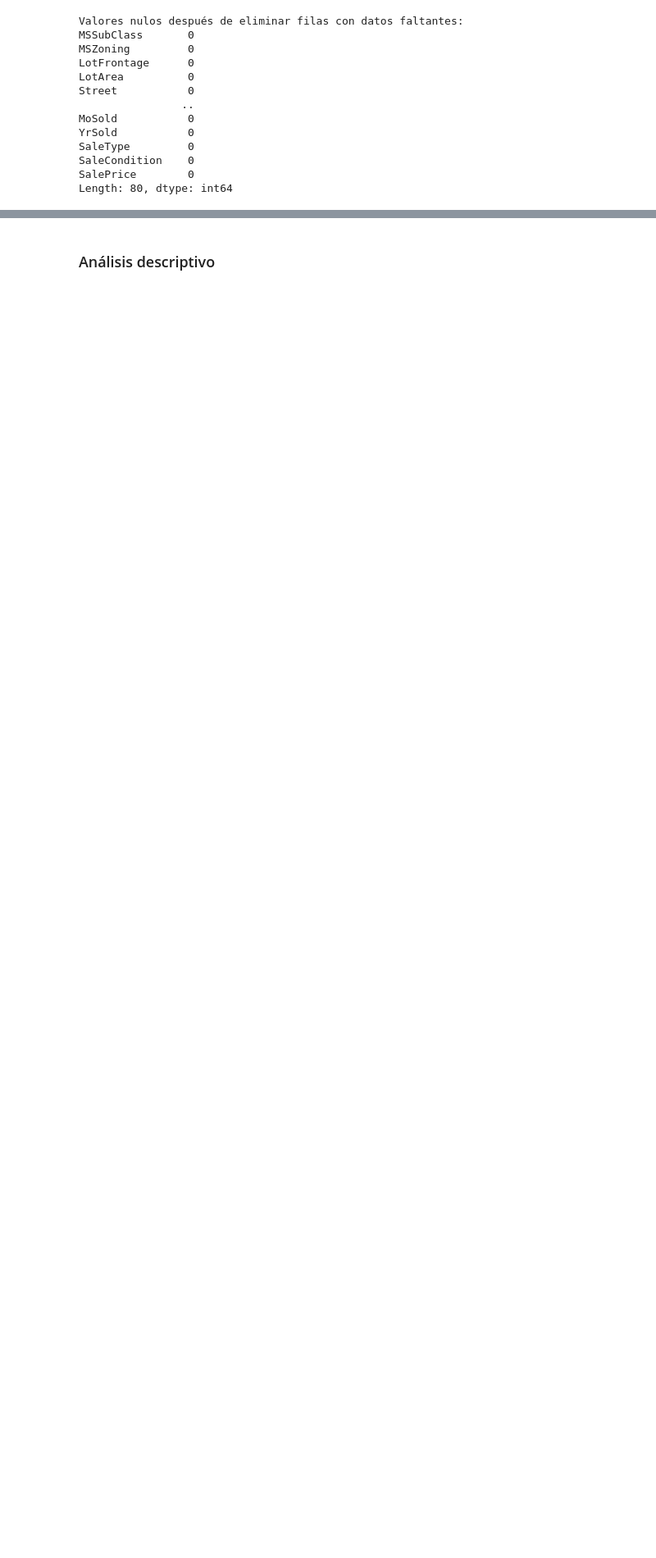
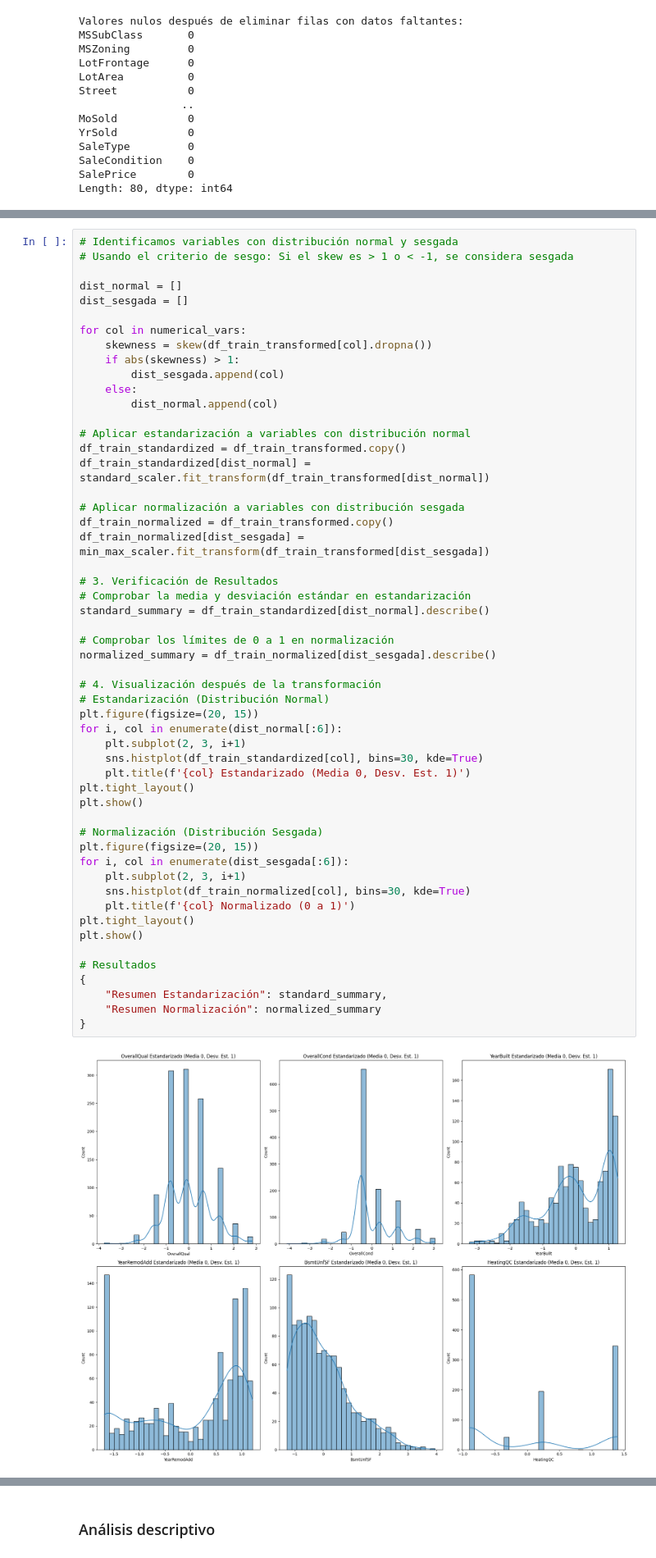
Before and after one commit to tsc221645/CC_3074_Proyecto_2, a Jupyter notebook: initial_analysis.ipynb, the cells around one changed output, grey strips where cells are left out. Shown: that part at 82% size. Saved outputs shown, nothing was run; the diff lists cells and outputs as text; blank space fills up the shorter version.

```diff
--- a/initial_analysis.ipynb
+++ b/initial_analysis.ipynb
@@ -191,0 +244,55 @@ df_train_transformed = pd.concat([df_train.drop(columns=one_hot_enc_vars), df_tr
+# %%
+# Identificamos variables con distribución normal y sesgada
+# Usando el criterio de sesgo: Si el skew es > 1 o < -1, se considera sesgada
+
+dist_normal = []
+dist_sesgada = []
+
+for col in numerical_vars:
+    skewness = skew(df_train_transformed[col].dropna())
+    if abs(skewness) > 1:
+        dist_sesgada.append(col)
+    else:
+        dist_normal.append(col)
+
+# Aplicar estandarización a variables con distribución normal
+df_train_standardized = df_train_transformed.copy()
+df_train_standardized[dist_normal] = standard_scaler.fit_transform(df_train_transformed[dist_normal])
+
+# Aplicar normalización a variables con distribución sesgada
+df_train_normalized = df_train_transformed.copy()
+df_train_normalized[dist_sesgada] = min_max_scaler.fit_transform(df_train_transformed[dist_sesgada])
+
+# 3. Verificación de Resultados
+# Comprobar la media y desviación estándar en estandarización
+standard_summary = df_train_standardized[dist_normal].describe()
+
+# Comprobar los límites de 0 a 1 en normalización
+normalized_summary = df_train_normalized[dist_sesgada].describe()
+
+# 4. Visualización después de la transformación
+# Estandarización (Distribución Normal)
+plt.figure(figsize=(20, 15))
+for i, col in enumerate(dist_normal[:6]):
+    plt.subplot(2, 3, i+1)
+    sns.histplot(df_train_standardized[col], bins=30, kde=True)
+    plt.title(f'{col} Estandarizado (Media 0, Desv. Est. 1)')
+plt.tight_layout()
+plt.show()
+
+# Normalización (Distribución Sesgada)
+plt.figure(figsize=(20, 15))
+for i, col in enumerate(dist_sesgada[:6]):
+    plt.subplot(2, 3, i+1)
+    sns.histplot(df_train_normalized[col], bins=30, kde=True)
+    plt.title(f'{col} Normalizado (0 a 1)')
+plt.tight_layout()
+plt.show()
+
+# Resultados
+{
+    "Resumen Estandarización": standard_summary,
+    "Resumen Normalización": normalized_summary
+}
+# %% [output]
+[figure, added]
```
Also changed, not shown: parts of 8 cells of this notebook.
